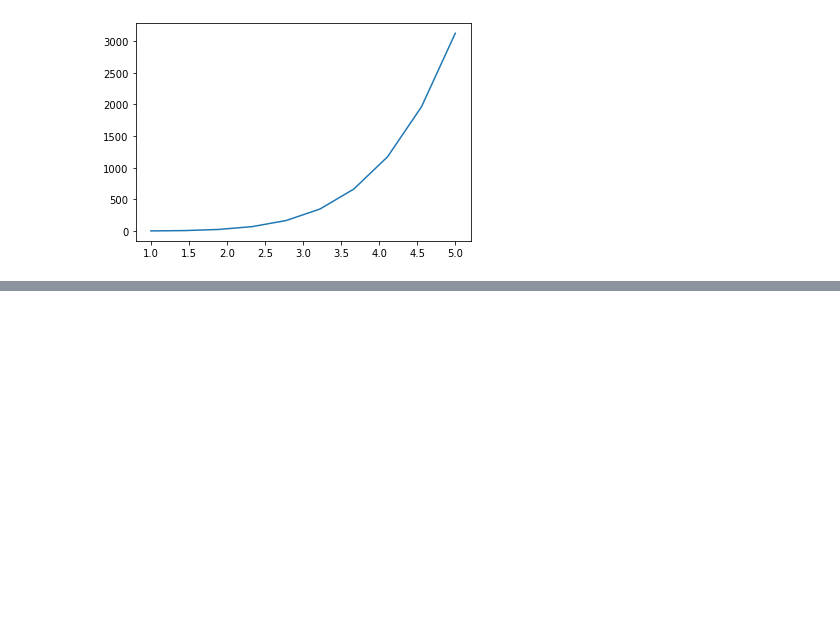
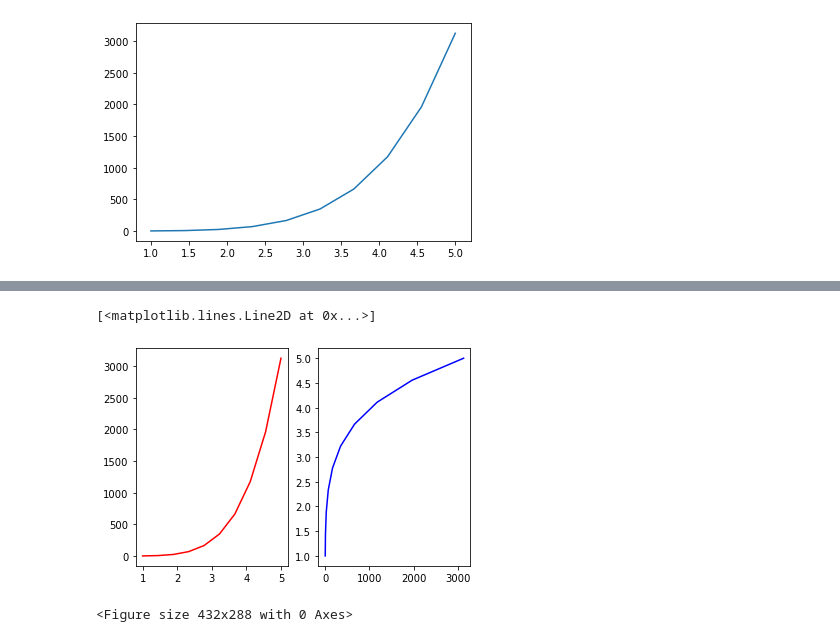
Before and after one commit to probe2k/webinar-2.0, a Jupyter notebook: crashcourse.ipynb, the cells around one changed output, grey strips where cells are left out. Saved outputs shown, nothing was run; the diff lists cells and outputs as text; code cells hidden in the pictures; blank space fills up the shorter version.

```diff
--- a/crashcourse.ipynb
+++ b/crashcourse.ipynb
@@ -1015,0 +1034,10 @@ plt.show()
+# %%
+# Later on, we'll talk about how to make the font dpi adjust as per stretching and/or skewing, and so on.
+# On the same plane, matplotlib permits multiplots on the same canvas
+plt.subplot(1, 2, 1)
+plt.plot(x, y, 'r-')
+plt.subplot(1, 2, 2)
+plt.plot(y, x, 'b-')
+# %% [output]
+[<matplotlib.lines.Line2D at 0x...>]
+[figure, added]
@@ -1015,0 +1046,5 @@ plt.show()
+# %%
+# So, let's begin with it then. The object oriented approach. The idea is to create figure objects and call methods off of this...
+f = plt.figure()
+# %% [output]
+<Figure size 432x288 with 0 Axes>
```
Also changed, not shown: parts of 9 cells of this notebook.
